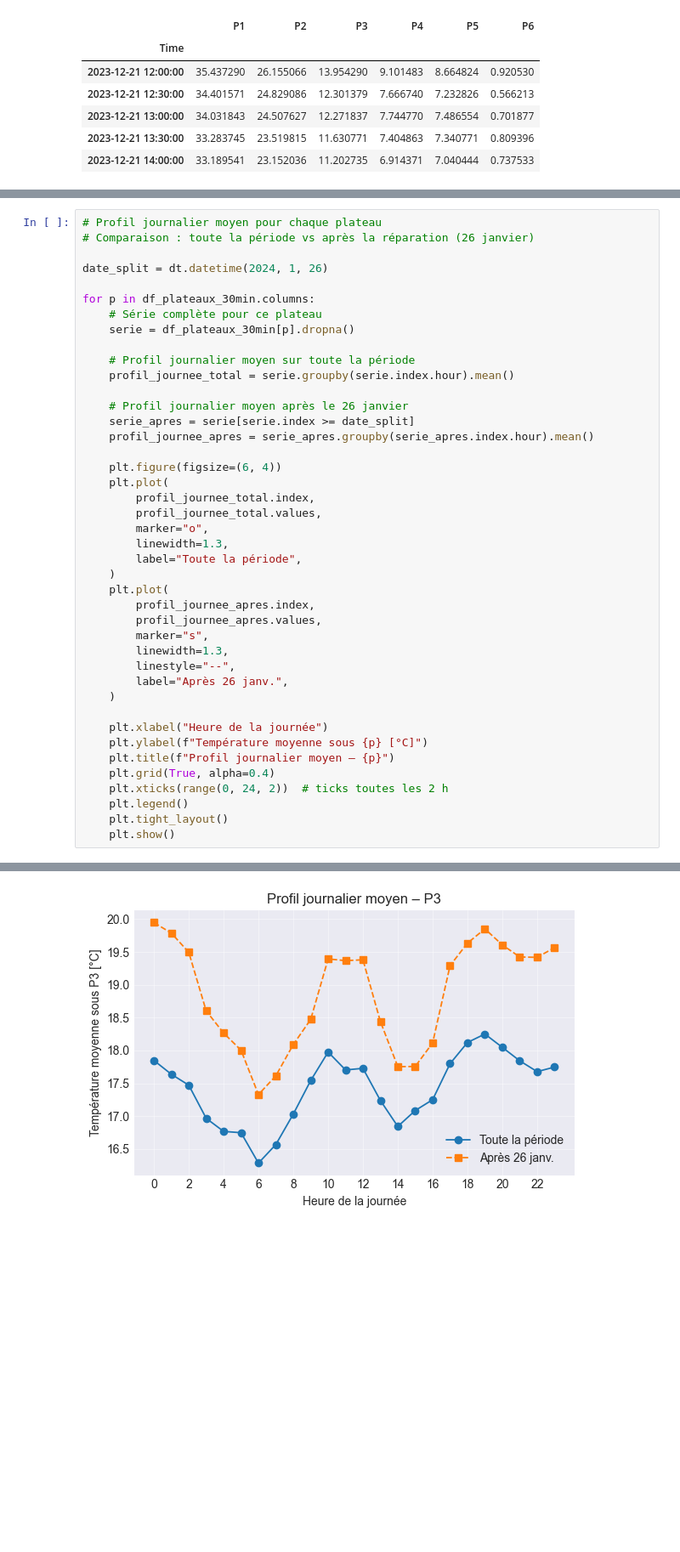
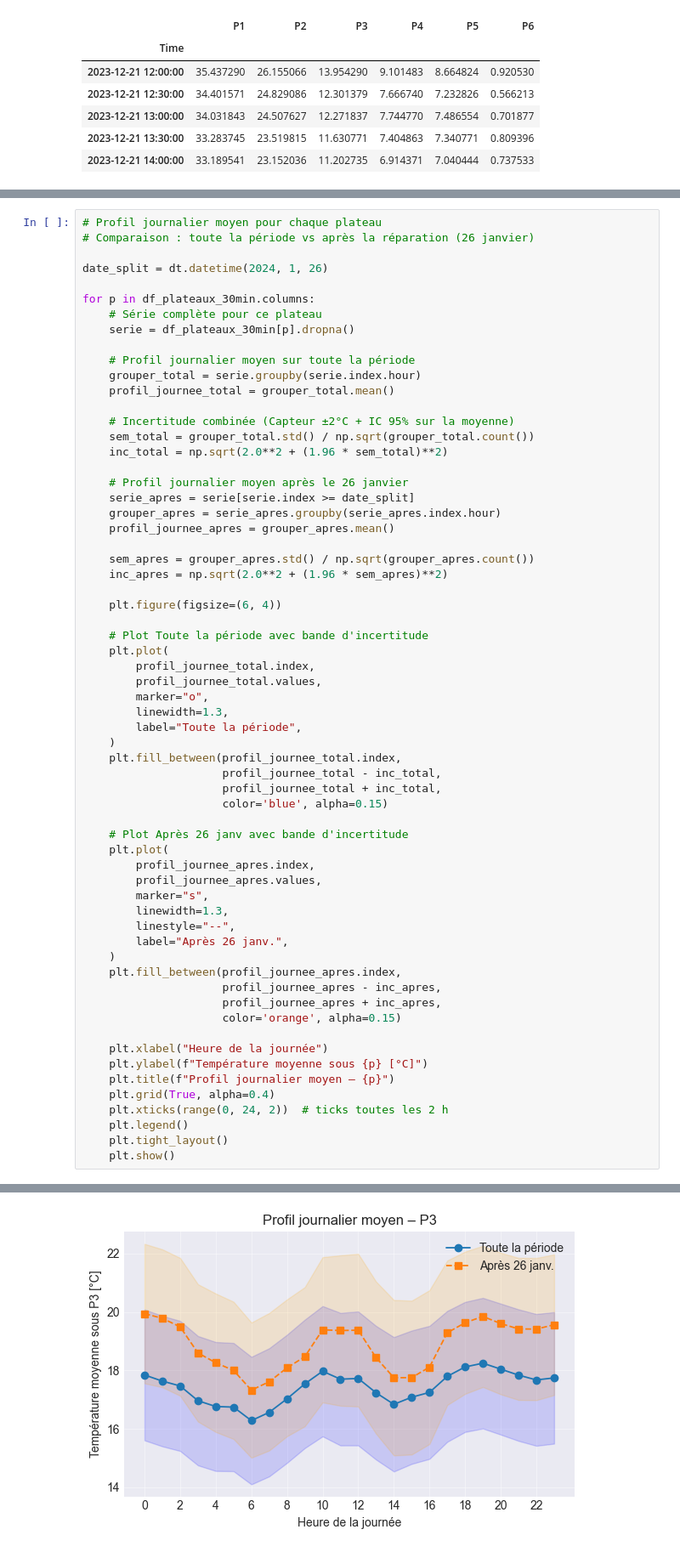
Before and after one commit to William-Boissonneault-GPH/TTHERM_postePesee, a Jupyter notebook: Analyse_donnees/notebooks/Variation_temp_P.ipynb, the cells around one changed output, grey strips where cells are left out. Shown at 85% size. Cells and saved outputs as stored; diff of their text form; blank space fills up the shorter version.

```diff
--- a/Analyse_donnees/notebooks/Variation_temp_P.ipynb
+++ b/Analyse_donnees/notebooks/Variation_temp_P.ipynb
@@ -129,13 +151,24 @@ for p in df_plateaux_30min.columns:
     serie = df_plateaux_30min[p].dropna()
 
     # Profil journalier moyen sur toute la période
-    profil_journee_total = serie.groupby(serie.index.hour).mean()
+    grouper_total = serie.groupby(serie.index.hour)
+    profil_journee_total = grouper_total.mean()
+
+    # Incertitude combinée (Capteur ±2°C + IC 95% sur la moyenne)
+    sem_total = grouper_total.std() / np.sqrt(grouper_total.count())
+    inc_total = np.sqrt(2.0**2 + (1.96 * sem_total)**2)
 
     # Profil journalier moyen après le 26 janvier
     serie_apres = serie[serie.index >= date_split]
-    profil_journee_apres = serie_apres.groupby(serie_apres.index.hour).mean()
+    grouper_apres = serie_apres.groupby(serie_apres.index.hour)
+    profil_journee_apres = grouper_apres.mean()
+
+    sem_apres = grouper_apres.std() / np.sqrt(grouper_apres.count())
+    inc_apres = np.sqrt(2.0**2 + (1.96 * sem_apres)**2)
 
     plt.figure(figsize=(6, 4))
+
+    # Plot Toute la période avec bande d'incertitude
     plt.plot(
         profil_journee_total.index,
         profil_journee_total.values,
@@ -143,6 +176,12 @@ for p in df_plateaux_30min.columns:
         linewidth=1.3,
         label="Toute la période",
     )
+    plt.fill_between(profil_journee_total.index,
+                     profil_journee_total - inc_total,
+                     profil_journee_total + inc_total,
+                     color='blue', alpha=0.15)
+
+    # Plot Après 26 janv avec bande d'incertitude
     plt.plot(
         profil_journee_apres.index,
         profil_journee_apres.values,
@@ -151,6 +190,10 @@ for p in df_plateaux_30min.columns:
         linestyle="--",
         label="Après 26 janv.",
     )
+    plt.fill_between(profil_journee_apres.index,
+                     profil_journee_apres - inc_apres,
+                     profil_journee_apres + inc_apres,
+                     color='orange', alpha=0.15)
 
     plt.xlabel("Heure de la journée")
     plt.ylabel(f"Température moyenne sous {p} [°C]")
@@ -166 +209 @@ for p in df_plateaux_30min.columns:
-[figure, old version]
+[figure, new version]
```
Also changed, not shown: parts of 4 cells of this notebook, 1 other file.
